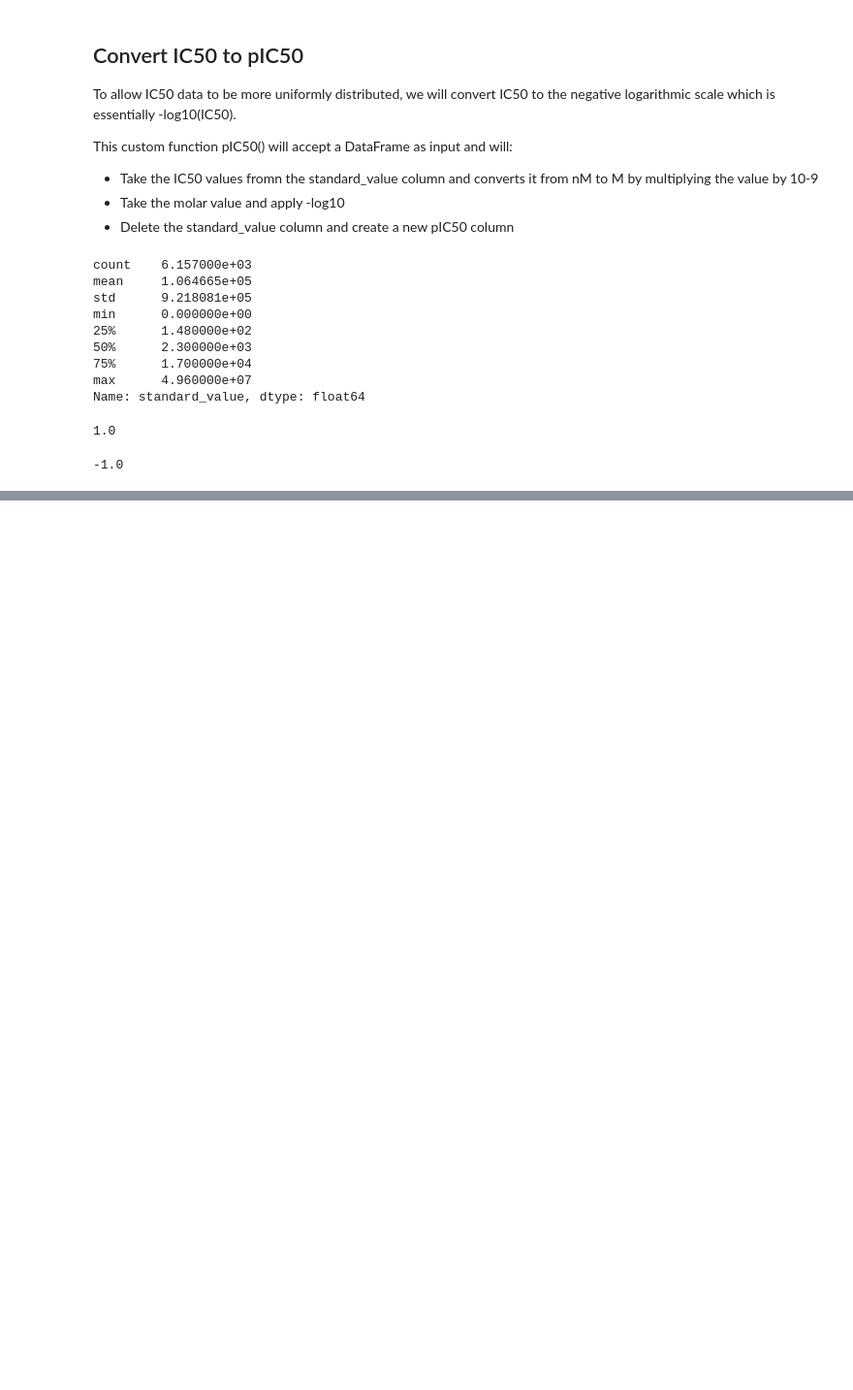
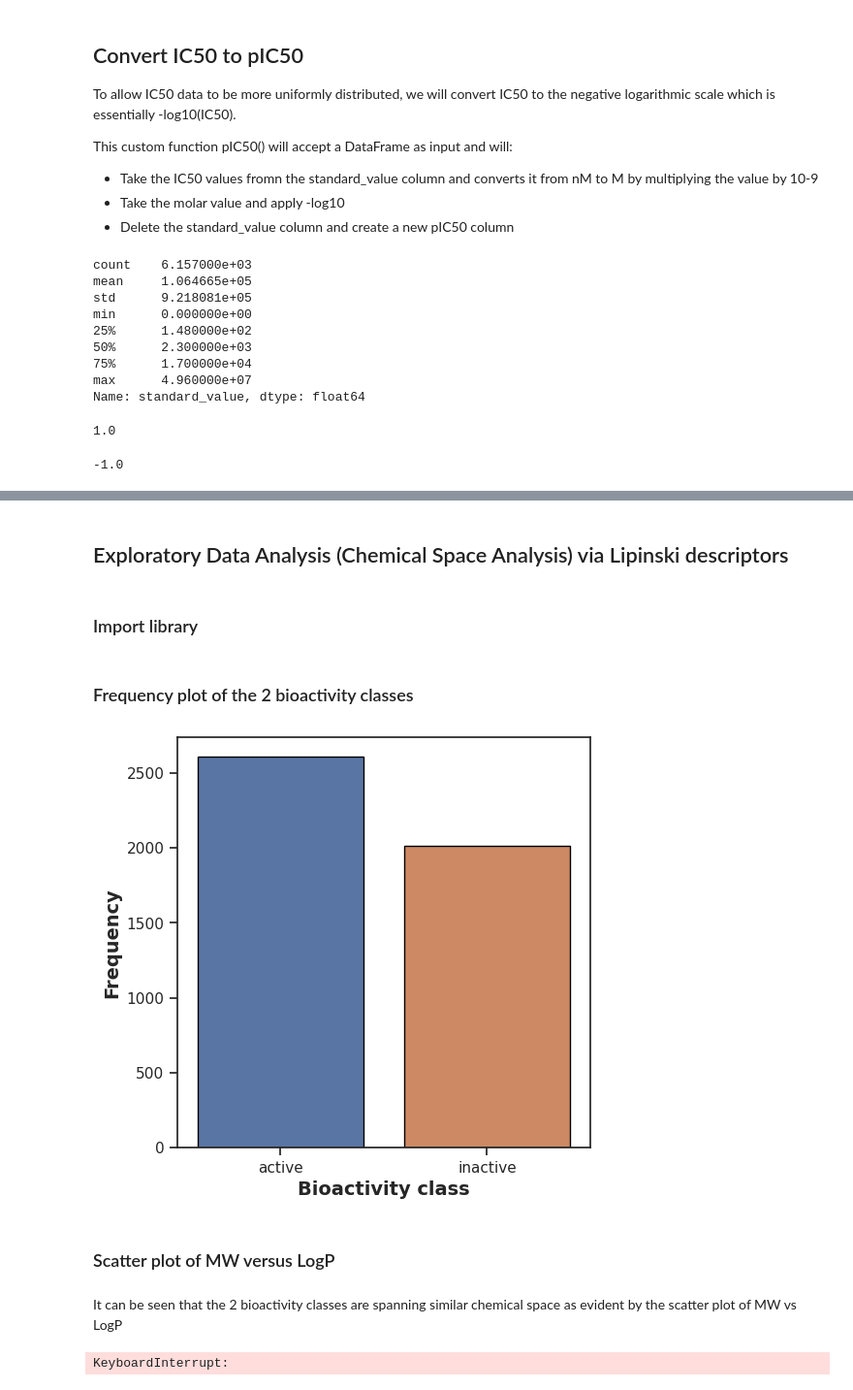
Before and after one commit to DeokhyeonYoon/Practice_for_DrugDiscovery, a Jupyter notebook: DataProfessor_tutorial/tutorial_2.ipynb, the cells around one changed output, grey strips where cells are left out. Shown: that part at 97% size. Cells and saved outputs as stored; diff of their text form; code cells hidden in the pictures; blank space fills up the shorter version.

```diff
--- a/DataProfessor_tutorial/tutorial_2.ipynb
+++ b/DataProfessor_tutorial/tutorial_2.ipynb
@@ -220,9 +219,8 @@ def norm_value(input):
         norm.append(i)
 
     input['standard_value_norm'] = norm
-    x = input.drop('standard_value', 1)
 
-    return x
+    return input
 
 # We will first apply the norm_value() function so that the values in the standard_value column is normalized.
 # %%
@@ -232,0 +255,3 @@ TypeError: DataFrame.drop() takes from 1 to 2 positional arguments but 3 were gi
+# %%
+df_final = pIC50(df_norm)
+df_final
@@ -232,0 +288,3 @@ TypeError: DataFrame.drop() takes from 1 to 2 positional arguments but 3 were gi
+# %%
+df_2class = df_final[df_final["class"] != "intermediate"]
+df_2class
@@ -232,0 +307,37 @@ TypeError: DataFrame.drop() takes from 1 to 2 positional arguments but 3 were gi
+# %% [markdown]
+## Exploratory Data Analysis (Chemical Space Analysis) via Lipinski descriptors
+# %% [markdown]
+### Import library
+# %%
+import seaborn as sns
+sns.set(style="ticks")
+import matplotlib.pyplot as plt
+# %% [markdown]
+### Frequency plot of the 2 bioactivity classes
+# %%
+plt.figure(figsize =(5.5, 5.5))
+
+sns.countplot(x="class", data=df_2class, edgecolor="black")
+
+plt.xlabel("Bioactivity class", fontsize=14, fontweight="bold")
+plt.ylabel("Frequency", fontsize=14, fontweight="bold")
+
+plt.savefig("plot_bioactivity_class.pdf")
+# %% [output]
+[figure, added]
+# %% [markdown]
+### Scatter plot of MW versus LogP
+# %% [markdown]
+It can be seen that the 2 bioactivity classes are spanning similar chemical space as evident by the scatter plot of MW vs LogP
+# %%
+plt.figure(figsize=(5.5, 5.5))
+
+sns.scatterplot(x='MW', y='LogP', data=df_2class, hue='class', size='pIC50', edgecolor='black', alpha=0.7)
+
+plt.xlabel('MW', fontsize=14, fontweight='bold')
+plt.ylabel('LogP', fontsize=14, fontweight='bold')
+plt.legend(bbox_to_anchor=(1.05, 1), loc=2, borderaxespad=0)
+
+plt.savefig("plot_MW_vs_LogP.pdf")
+# %% [output]
+KeyboardInterrupt:
```
Also changed, not shown: parts of 28 cells of this notebook, 20 other files.
